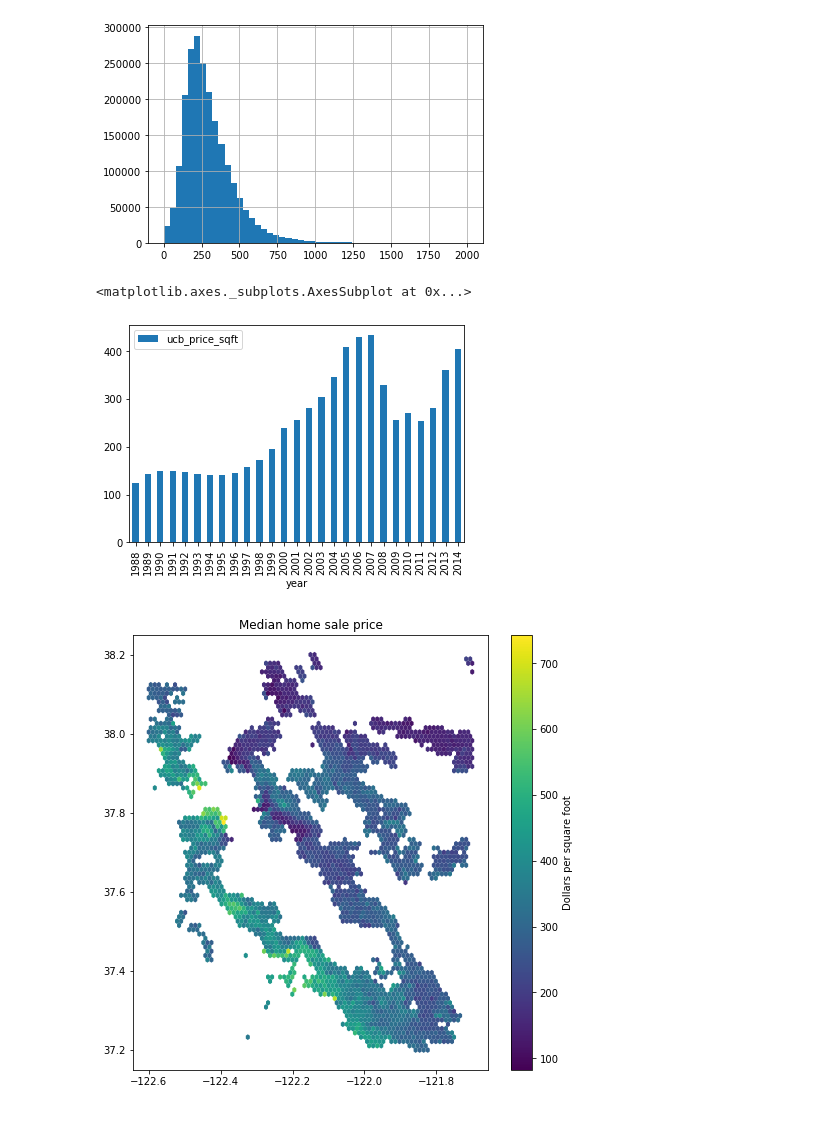
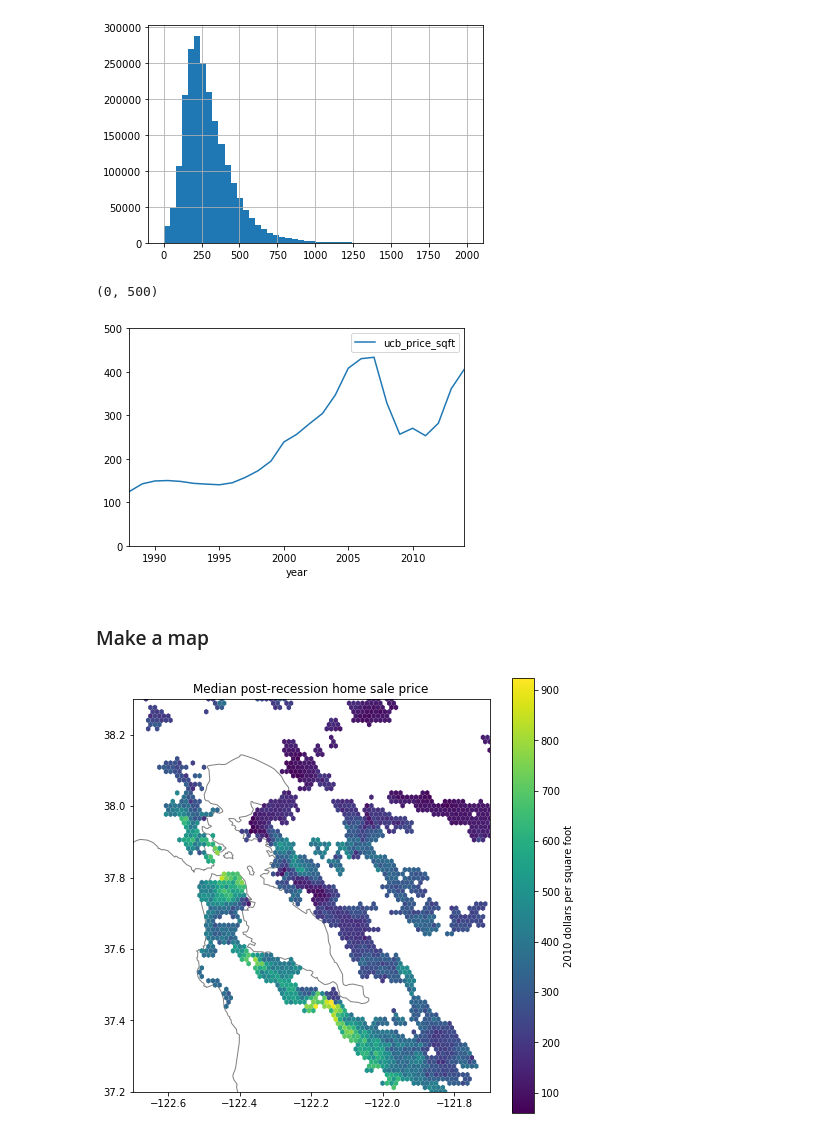
Before and after one commit to urbansim/urbanlab-demo, a Jupyter notebook: notebooks/Notebook-demo.ipynb, the cells around one changed output. Saved outputs shown, nothing was run; the diff lists cells and outputs as text; code cells hidden in the pictures.

```diff
--- a/notebooks/Notebook-demo.ipynb
+++ b/notebooks/Notebook-demo.ipynb
@@ -59,27 +60,32 @@ df.ucb_price_sqft_adj.hist(bins=50)
 [figure]
 # %%
 df['year'] = df.sr_date_transfer//10000
-
-df[['ucb_price_sqft', 'year']].groupby('year').mean().plot.bar()
+df[['ucb_price_sqft', 'year']].groupby('year').mean().plot.line().set_ylim(0, 500)
 # %% [output]
-<matplotlib.axes._subplots.AxesSubplot at 0x...>
+(0, 500)
-[figure, old version]
+[figure, new version]
+# %% [markdown]
+### Make a map
 # %%
 fig, ax = plt.subplots(figsize=(8,8))
-extent = (-121.7, -122.6, 37.2, 38.2)  # left right bottom top
 
 ax.set_aspect(1.1)
-ax.set_title("Median home sale price")
+ax.set_xlim((-122.7, -121.7))
+ax.set_ylim((37.2, 38.3))
+ax.set_title("Median post-recession home sale price")
 
-#states.plot(ax=ax, color='white', edgecolor='grey', zorder=1)
+coastline = gpd.read_file('https://www.dropbox.com/s/u5xpcpj9hf5g7re/cb_2016_us_state_500k.zip?dl=1')
+coastline.plot(ax=ax, color='white', edgecolor='grey', zorder=1)
 
-data = df
+data = df.loc[df.year > 2008]
 values = data.ucb_price_sqft_adj
-hb = ax.hexbin(data.sa_x_coord*-1, data.sa_y_coord, C=values, reduce_C_function=np.median,
-                extent=extent, mincnt=50, gridsize=80, linewidths=0, cmap='viridis', zorder=2)
+hb = ax.hexbin(data.sa_x_coord*-1, data.sa_y_coord, C=values,
+               reduce_C_function=np.median, extent=(-121.7, -122.7, 37.2, 38.3),
+               mincnt=25, gridsize=80, linewidths=0, cmap='viridis', zorder=2)
+
 cb = fig.colorbar(hb, ax=ax)
-cb.set_label('Dollars per square foot')
+cb.set_label('2010 dollars per square foot')
 
 plt.show()
 # %% [output]
-[figure, old version]
+[figure, new version]
```
Also changed, not shown: parts of 1 cell of this notebook.
